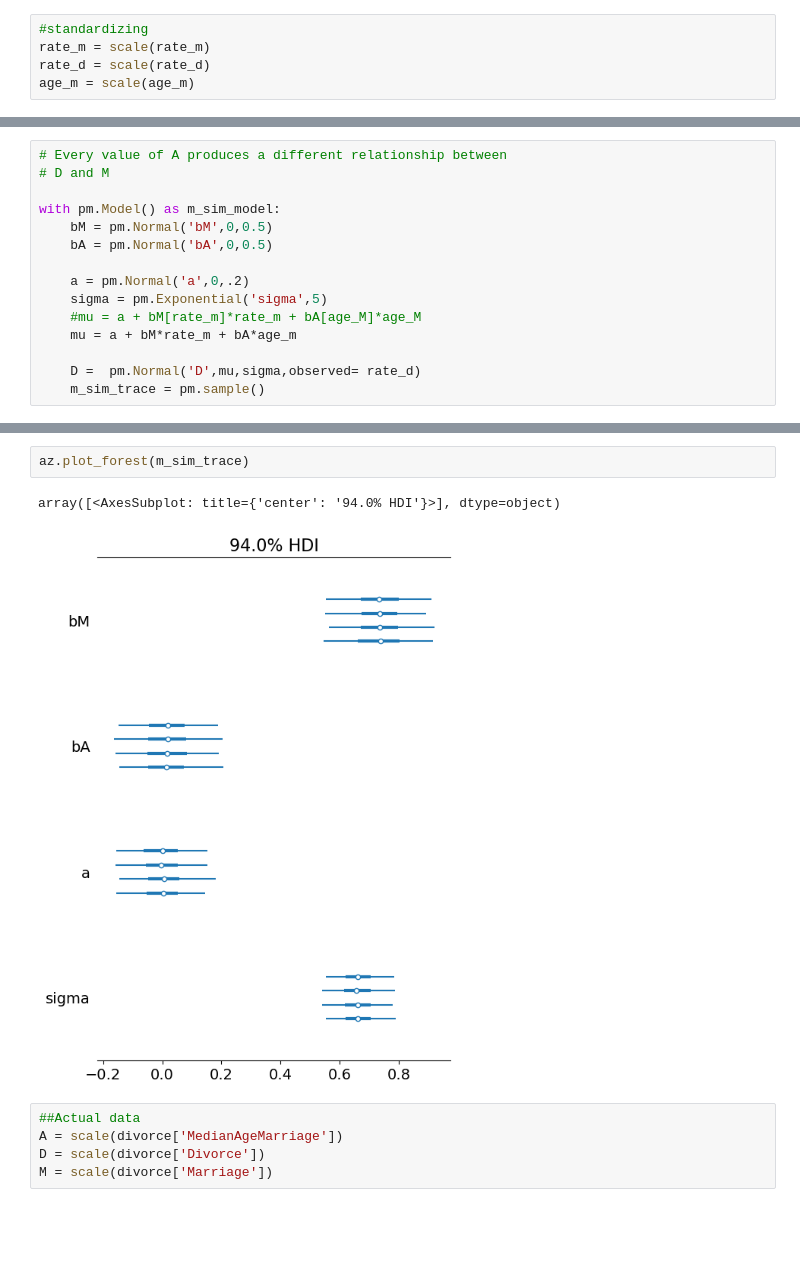
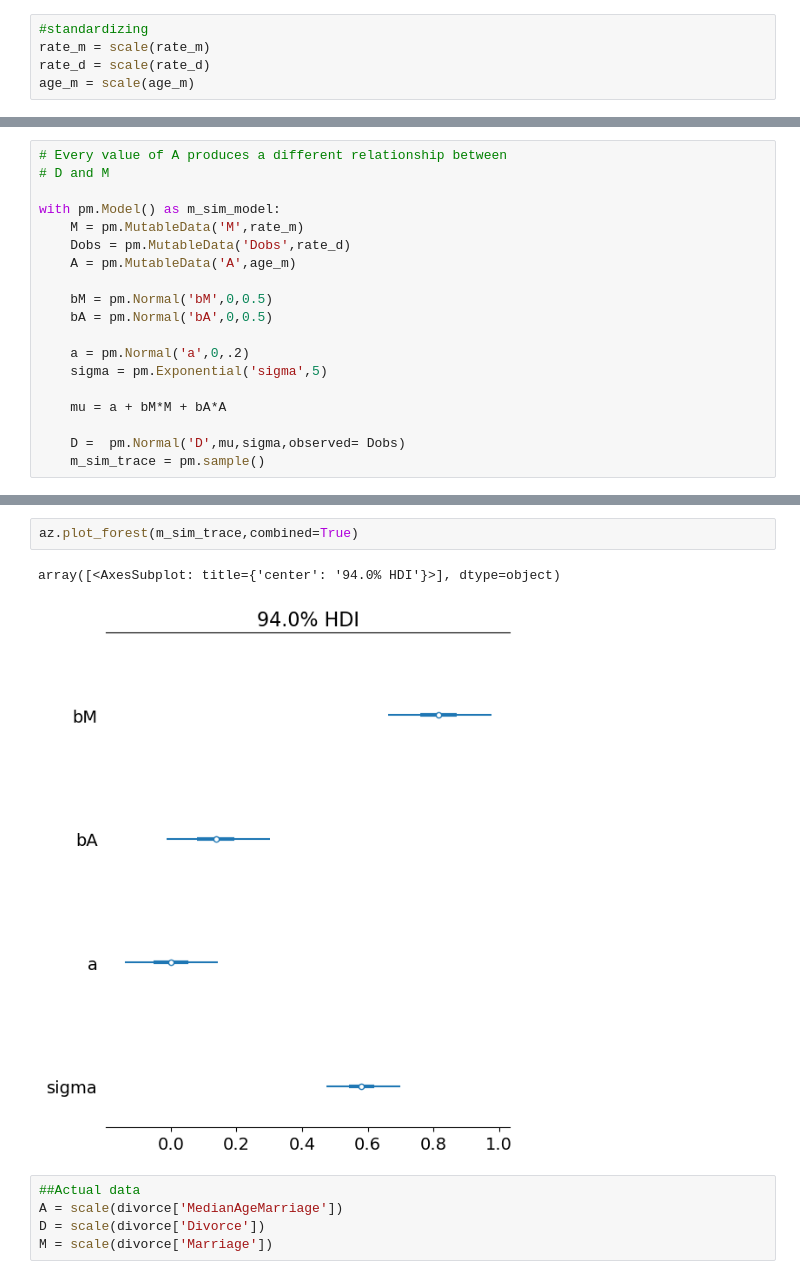
Before and after one commit to kpjmcg/Statistical-Rethinking-2023-Python-Notes, a Jupyter notebook: Lecture_05_2023.ipynb, the cells around one changed output, grey strips where cells are left out. Cells and saved outputs as stored; diff of their text form; blank space fills up the shorter version.

```diff
--- a/Lecture_05_2023.ipynb
+++ b/Lecture_05_2023.ipynb
@@ -106,15 +180,19 @@ age_m = scale(age_m)
 # D and M
 
 with pm.Model() as m_sim_model:
+    M = pm.MutableData('M',rate_m)
+    Dobs = pm.MutableData('Dobs',rate_d)
+    A = pm.MutableData('A',age_m)
+
     bM = pm.Normal('bM',0,0.5)
     bA = pm.Normal('bA',0,0.5)
 
     a = pm.Normal('a',0,.2)
     sigma = pm.Exponential('sigma',5)
-    #mu = a + bM[rate_m]*rate_m + bA[age_M]*age_M
-    mu = a + bM*rate_m + bA*age_m
 
-    D =  pm.Normal('D',mu,sigma,observed= rate_d)
+    mu = a + bM*M + bA*A
+
+    D =  pm.Normal('D',mu,sigma,observed= Dobs)
     m_sim_trace = pm.sample()
 # %% [output]
 Auto-assigning NUTS sampler...
@@ -147,8 +212,8 @@ az.summary(m_sim_trace)
 # %%
-az.plot_forest(m_sim_trace)
+az.plot_forest(m_sim_trace,combined=True)
 # %% [output]
 array([<AxesSubplot: title={'center': '94.0% HDI'}>], dtype=object)
-[figure, old version]
+[figure, new version]
 # %%
 ##Actual data
 A = scale(divorce['MedianAgeMarriage'])
```
Also changed, not shown: parts of 32 cells of this notebook.
